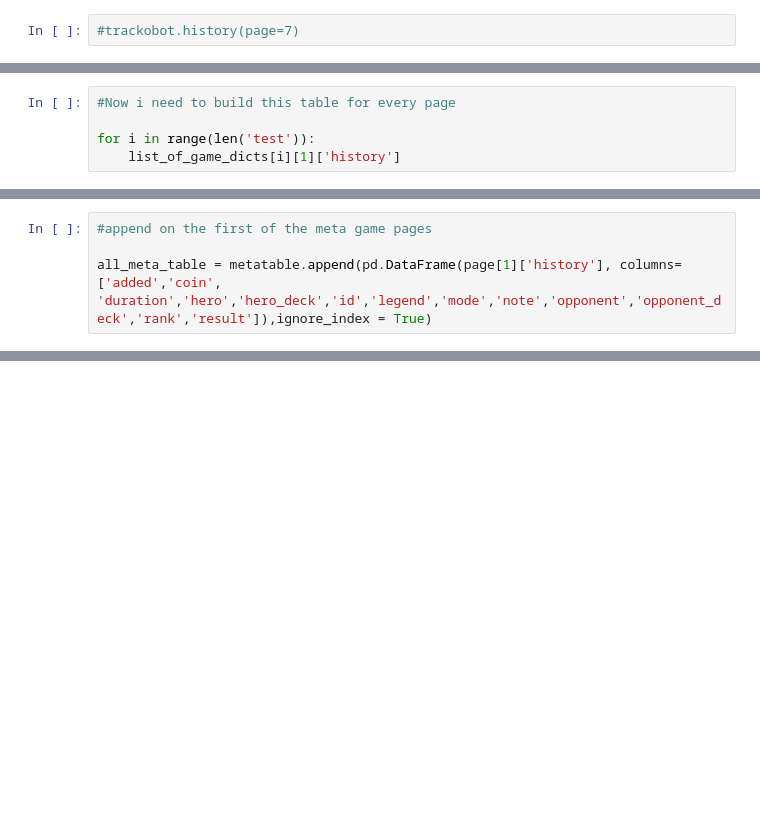
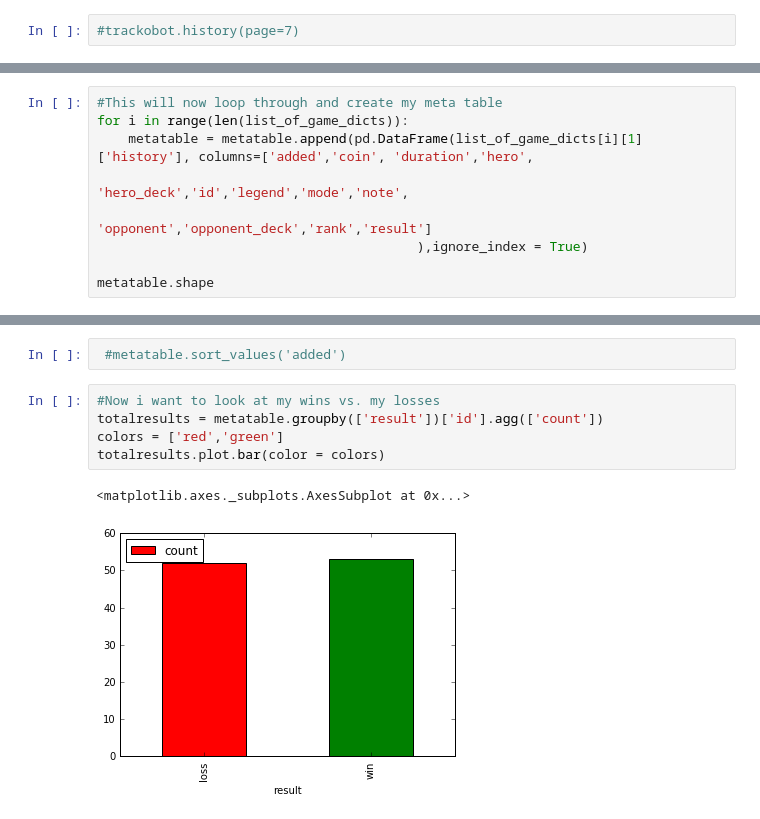
Before and after one commit to aurquhart/HS_Project, a Jupyter notebook: URL_Looping_Notebook.ipynb, the cells around one changed output, grey strips where cells are left out. Saved outputs shown, nothing was run; the diff lists cells and outputs as text; blank space fills up the shorter version.

Commit message:
Meta table working
Also have some basic analysis in - win vs losses and some charting

```diff
--- a/URL_Looping_Notebook.ipynb
+++ b/URL_Looping_Notebook.ipynb
@@ -142,8 +147,3 @@ df
-# %%
-#Now i need to build this table for every page
-
-for i in range(len('test')):
-    list_of_game_dicts[i][1]['history']
 # %%
 #Create an empty dataframe for all the meta game fields
 columns = ['added','coin', 'duration','hero','hero_deck','id','legend','mode','note','opponent','opponent_deck','rank','result']
@@ -154,4 +155,9 @@ metatable
 # %%
-#append on the first of the meta game pages
+#This will now loop through and create my meta table
+for i in range(len(list_of_game_dicts)):
+    metatable = metatable.append(pd.DataFrame(list_of_game_dicts[i][1]['history'], columns=['added','coin', 'duration','hero',
+                                                                                        'hero_deck','id','legend','mode','note',
+                                                                                        'opponent','opponent_deck','rank','result']
+                                         ),ignore_index = True)
 
-all_meta_table = metatable.append(pd.DataFrame(page[1]['history'], columns=['added','coin', 'duration','hero','hero_deck','id','legend','mode','note','opponent','opponent_deck','rank','result']),ignore_index = True)
+metatable.shape
@@ -162,0 +187,10 @@ list_of_game_dicts[0][1]['history'][0]['id']
+# %%
+ #metatable.sort_values('added')
+# %%
+#Now i want to look at my wins vs. my losses
+totalresults = metatable.groupby(['result'])['id'].agg(['count'])
+colors = ['red','green']
+totalresults.plot.bar(color = colors)
+# %% [output]
+<matplotlib.axes._subplots.AxesSubplot at 0x...>
+[figure, added]
```
Also changed, not shown: parts of 13 cells of this notebook.
